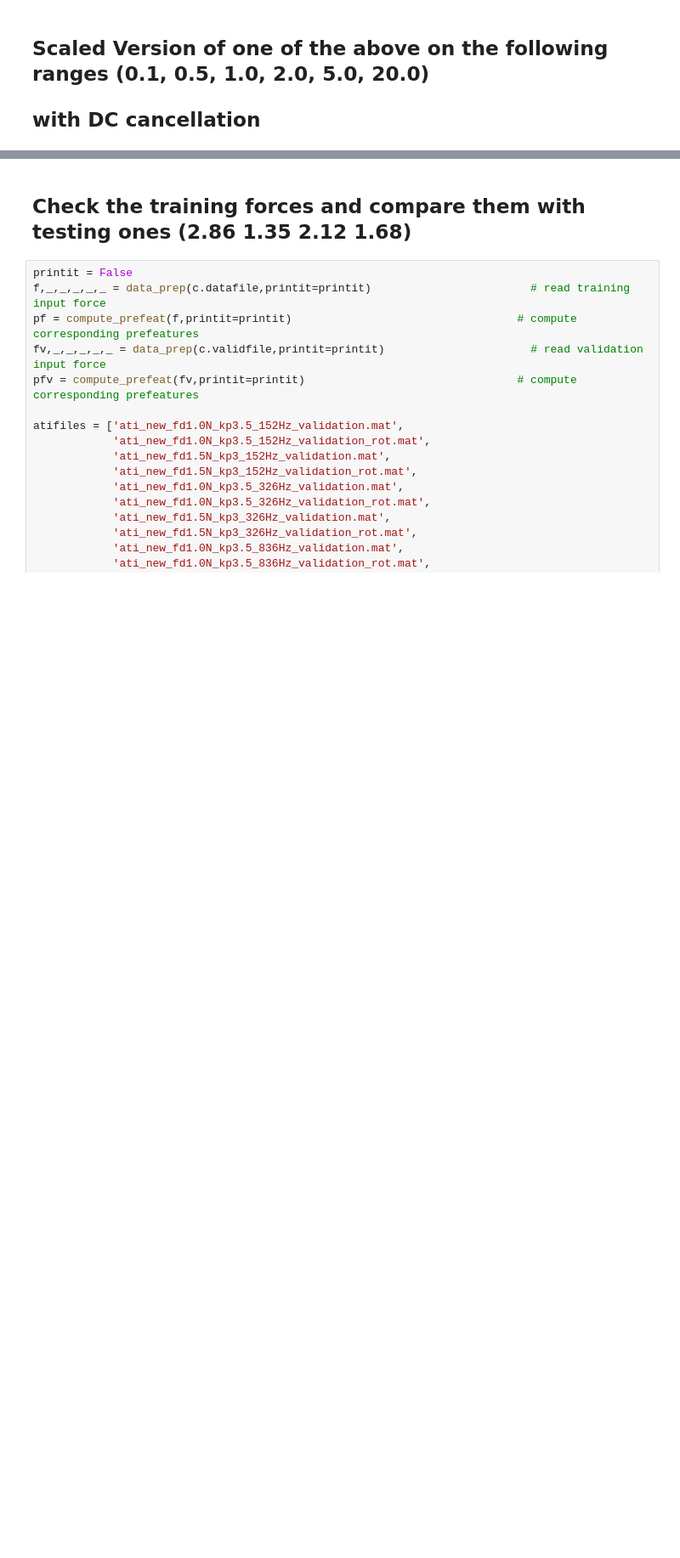
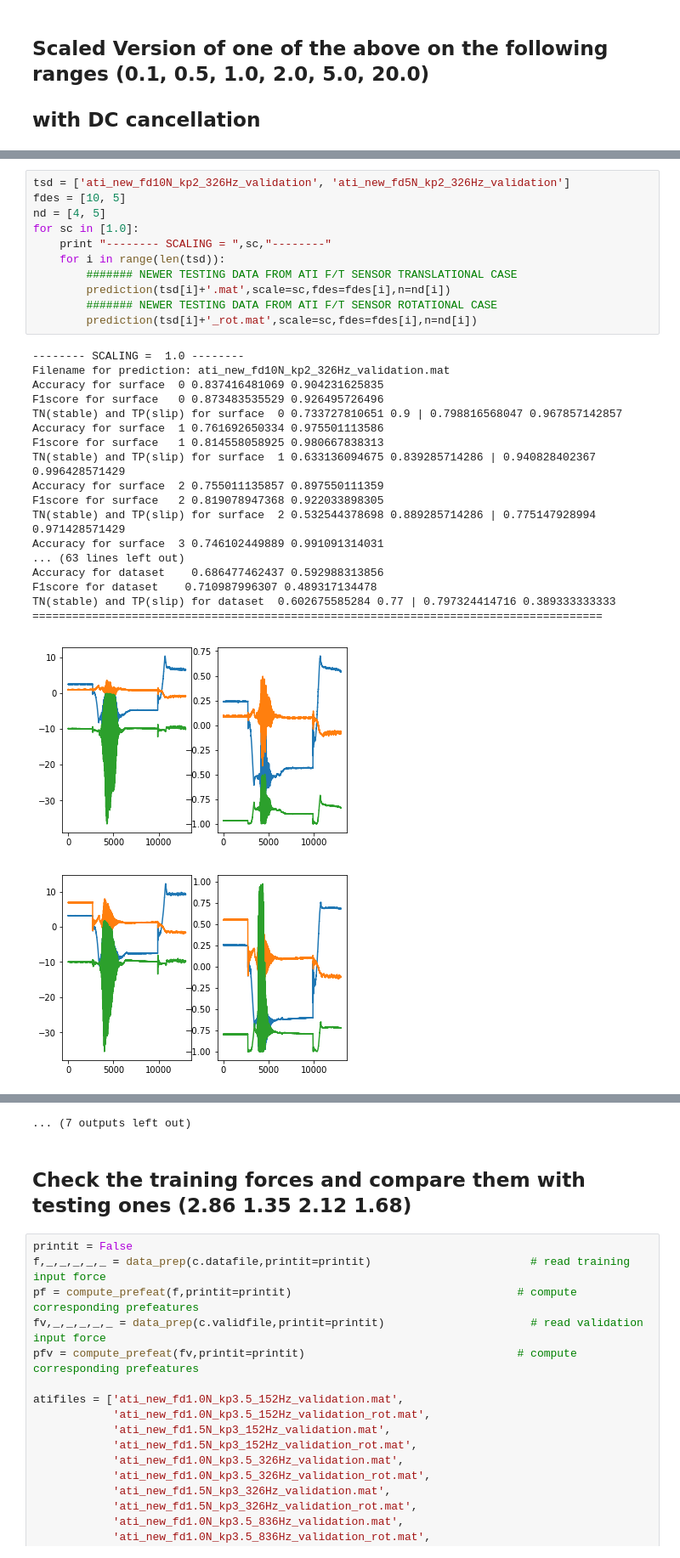
Before and after one commit to jagrio/MachineLearningSlippage, a Jupyter notebook: MLslippagesrc/MLslippage/ml_training.ipynb, the cells around one changed output, grey strips where cells are left out. Shown at 85% size. Saved outputs shown, nothing was run; the diff lists cells and outputs as text; blank space fills up the shorter version.

```diff
--- a/MLslippagesrc/MLslippage/ml_training.ipynb
+++ b/MLslippagesrc/MLslippage/ml_training.ipynb
@@ -553,0 +577,31 @@ TN(stable) and TP(slip) for dataset  0.0 1.0 | 0.0610200364299 0.999583333333
+# %%
+tsd = ['ati_new_fd10N_kp2_326Hz_validation', 'ati_new_fd5N_kp2_326Hz_validation']
+fdes = [10, 5]
+nd = [4, 5]
+for sc in [1.0]:
+    print "-------- SCALING = ",sc,"--------"
+    for i in range(len(tsd)):
+        ####### NEWER TESTING DATA FROM ATI F/T SENSOR TRANSLATIONAL CASE
+        prediction(tsd[i]+'.mat',scale=sc,fdes=fdes[i],n=nd[i])
+        ####### NEWER TESTING DATA FROM ATI F/T SENSOR ROTATIONAL CASE
+        prediction(tsd[i]+'_rot.mat',scale=sc,fdes=fdes[i],n=nd[i])
+# %% [output]
+-------- SCALING =  1.0 --------
+Filename for prediction: ati_new_fd10N_kp2_326Hz_validation.mat
+Accuracy for surface  0 0.837416481069 0.904231625835
+F1score for surface   0 0.873483535529 0.926495726496
+TN(stable) and TP(slip) for surface  0 0.733727810651 0.9 | 0.798816568047 0.967857142857
+Accuracy for surface  1 0.761692650334 0.975501113586
+F1score for surface   1 0.814558058925 0.980667838313
+TN(stable) and TP(slip) for surface  1 0.633136094675 0.839285714286 | 0.940828402367 0.996428571429
+Accuracy for surface  2 0.755011135857 0.897550111359
+F1score for surface   2 0.819078947368 0.922033898305
+TN(stable) and TP(slip) for surface  2 0.532544378698 0.889285714286 | 0.775147928994 0.971428571429
+Accuracy for surface  3 0.746102449889 0.991091314031
+... (63 lines left out)
+Accuracy for dataset    0.686477462437 0.592988313856
+F1score for dataset    0.710987996307 0.489317134478
+TN(stable) and TP(slip) for dataset  0.602675585284 0.77 | 0.797324414716 0.389333333333
+======================================================================================
+[figure, added]
+[figure, added]
@@ -554,3 +617,4 @@ TN(stable) and TP(slip) for dataset  0.0 1.0 | 0.0610200364299 0.999583333333
+... (7 outputs left out)
 # %% [markdown]
 ## Check the training forces and compare them with testing ones (2.86 1.35 2.12 1.68)
 # %%
```
Also changed, not shown: parts of 4 cells of this notebook, 1 other file.
